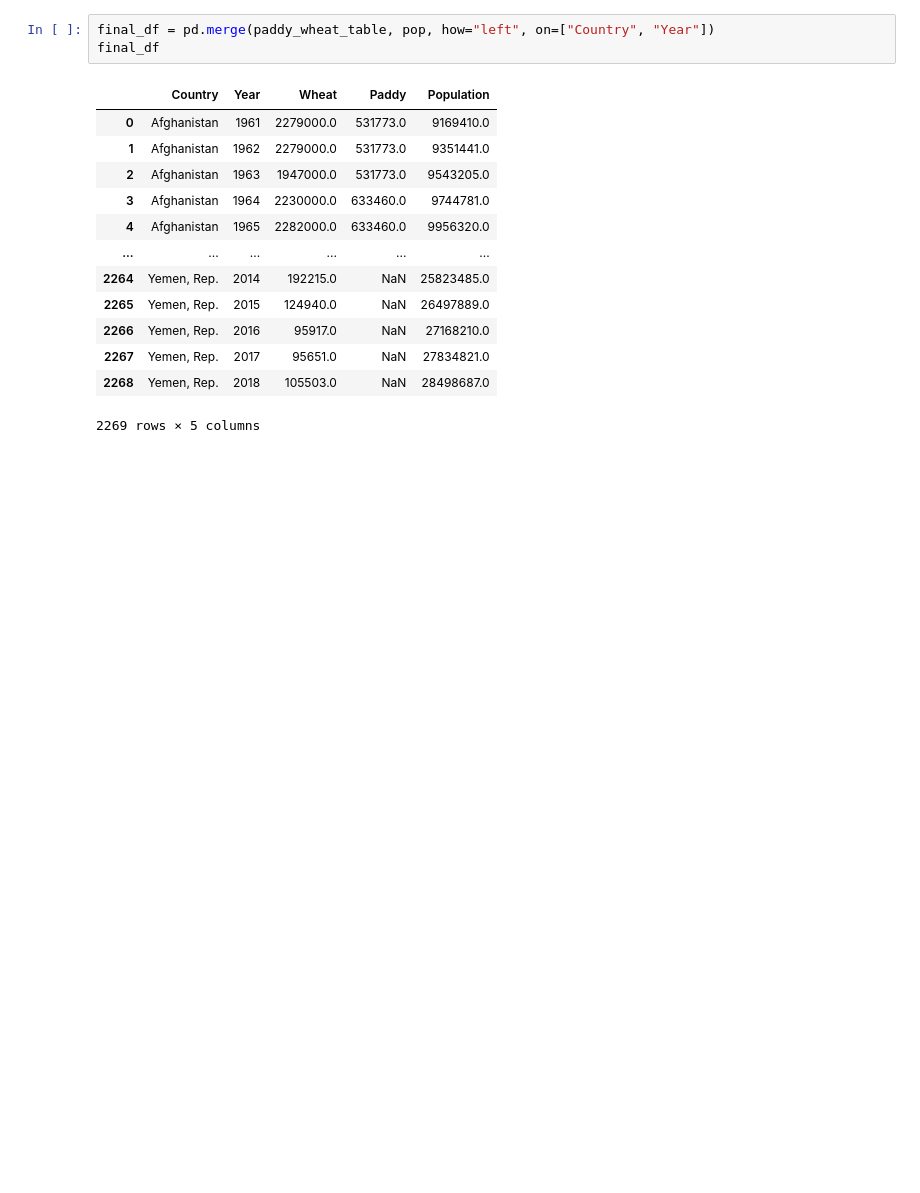
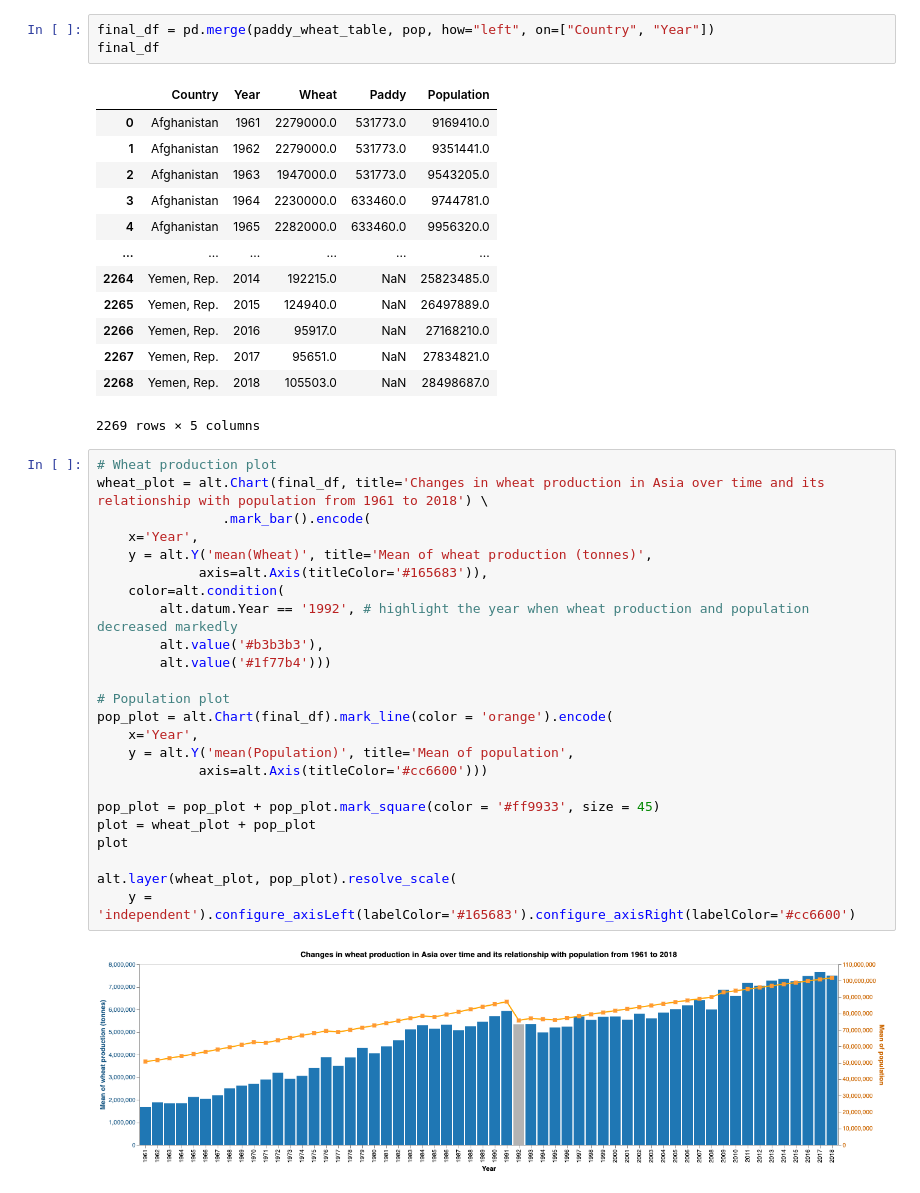
Before and after one commit to rahulkuriyedath/Breast-Cancer-Prediction, a Jupyter notebook: EDA1.ipynb, the cells around one changed output. Drawn from its saved outputs; the diff is of its cells as text; blank space fills up the shorter version.

Commit message:
Make plots for wheat and paddy production

```diff
--- a/EDA1.ipynb
+++ b/EDA1.ipynb
@@ -70,3 +70,29 @@ final_df
 | 2267 | Yemen, Rep. | 2017 | 95651.0 | NaN | 27834821.0 |
 | 2268 | Yemen, Rep. | 2018 | 105503.0 | NaN | 28498687.0 |
 2269 rows × 5 columns
+# %%
+# Wheat production plot
+wheat_plot = alt.Chart(final_df, title='Changes in wheat production in Asia over time and its relationship with population from 1961 to 2018') \
+                .mark_bar().encode(
+    x='Year',
+    y = alt.Y('mean(Wheat)', title='Mean of wheat production (tonnes)',
+             axis=alt.Axis(titleColor='#165683')),
+    color=alt.condition(
+        alt.datum.Year == '1992', # highlight the year when wheat production and population decreased markedly
+        alt.value('#b3b3b3'),
+        alt.value('#1f77b4')))
+
+# Population plot
+pop_plot = alt.Chart(final_df).mark_line(color = 'orange').encode(
+    x='Year',
+    y = alt.Y('mean(Population)', title='Mean of population',
+             axis=alt.Axis(titleColor='#cc6600')))
+
+pop_plot = pop_plot + pop_plot.mark_square(color = '#ff9933', size = 45)
+plot = wheat_plot + pop_plot
+plot
+
+alt.layer(wheat_plot, pop_plot).resolve_scale(
+    y = 'independent').configure_axisLeft(labelColor='#165683').configure_axisRight(labelColor='#cc6600')
+# %% [output]
+[figure, added]
```
Also changed, not shown: parts of 1 cell of this notebook.
